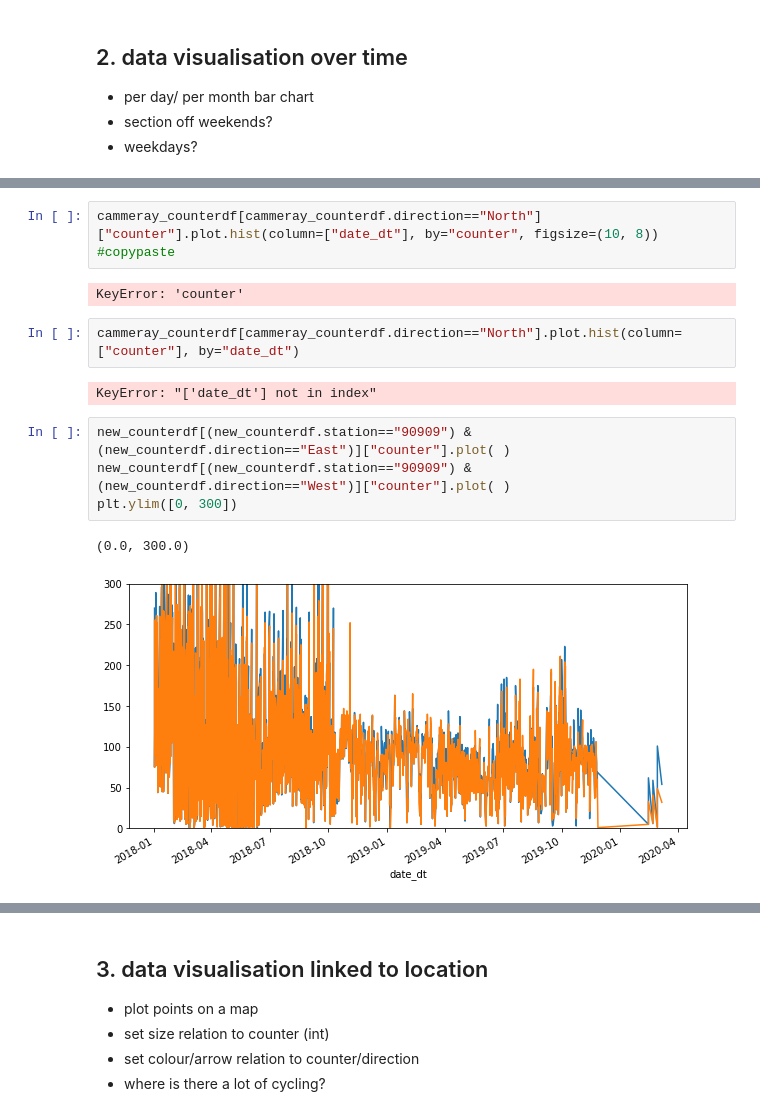
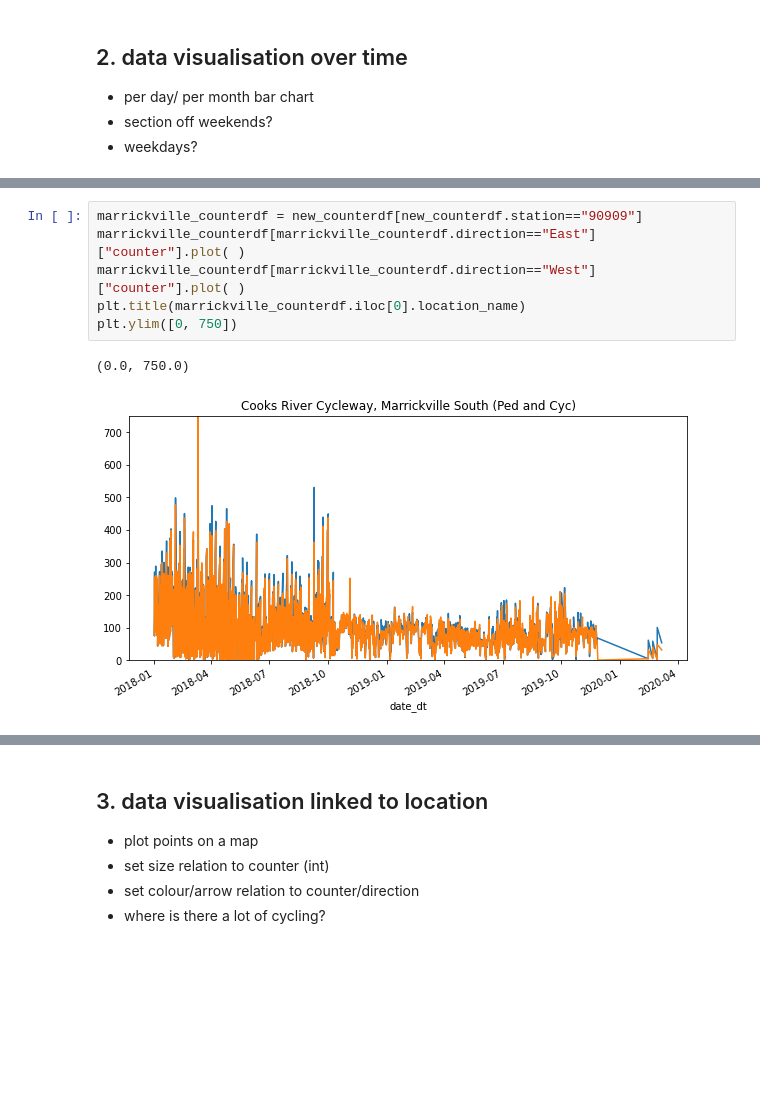
Before and after one commit to bojanasinpyjamas/data_project, a Jupyter notebook: cycleway-countsxls2018-2020.ipynb, the cells around one changed output, grey strips where cells are left out. Saved outputs shown, nothing was run; the diff lists cells and outputs as text; blank space fills up the shorter version.

```diff
--- a/cycleway-countsxls2018-2020.ipynb
+++ b/cycleway-countsxls2018-2020.ipynb
@@ -151,17 +155,10 @@ cammeray_counterdf[cammeray_counterdf.direction=="South"]["counter"].plot.hist(
-# %%
-cammeray_counterdf[cammeray_counterdf.direction=="North"]["counter"].plot.hist(column=["date_dt"], by="counter", figsize=(10, 8))
-#copypaste
-# %% [output]
-KeyError: 'counter'
-# %%
-cammeray_counterdf[cammeray_counterdf.direction=="North"].plot.hist(column=["counter"], by="date_dt")
-# %% [output]
-KeyError: "['date_dt'] not in index"
 # %%
-new_counterdf[(new_counterdf.station=="90909") & (new_counterdf.direction=="East")]["counter"].plot( )
-new_counterdf[(new_counterdf.station=="90909") & (new_counterdf.direction=="West")]["counter"].plot( )
-plt.ylim([0, 300])
+marrickville_counterdf = new_counterdf[new_counterdf.station=="90909"]
+marrickville_counterdf[marrickville_counterdf.direction=="East"]["counter"].plot( )
+marrickville_counterdf[marrickville_counterdf.direction=="West"]["counter"].plot( )
+plt.title(marrickville_counterdf.iloc[0].location_name)
+plt.ylim([0, 750])
 # %% [output]
-(0.0, 300.0)
+(0.0, 750.0)
-[figure, old version]
+[figure, new version]
 # %%
```
Also changed, not shown: parts of 6 cells of this notebook.
